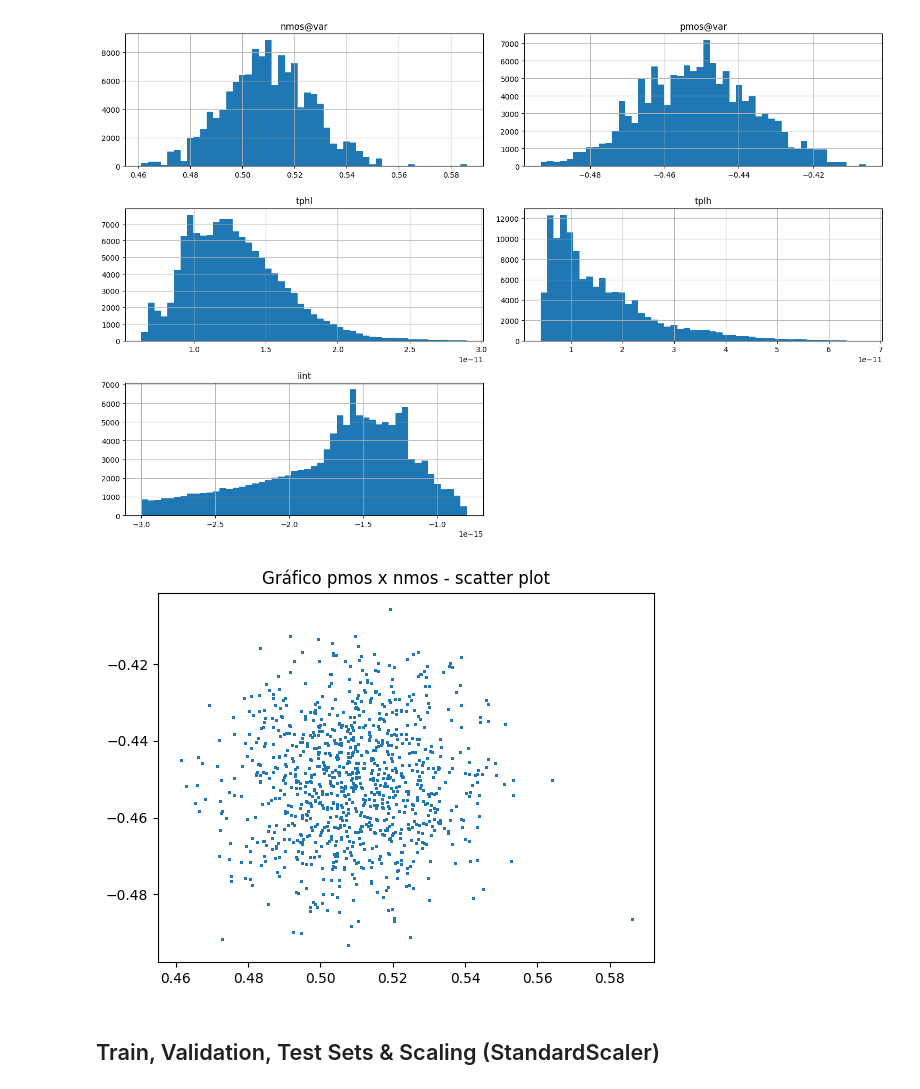
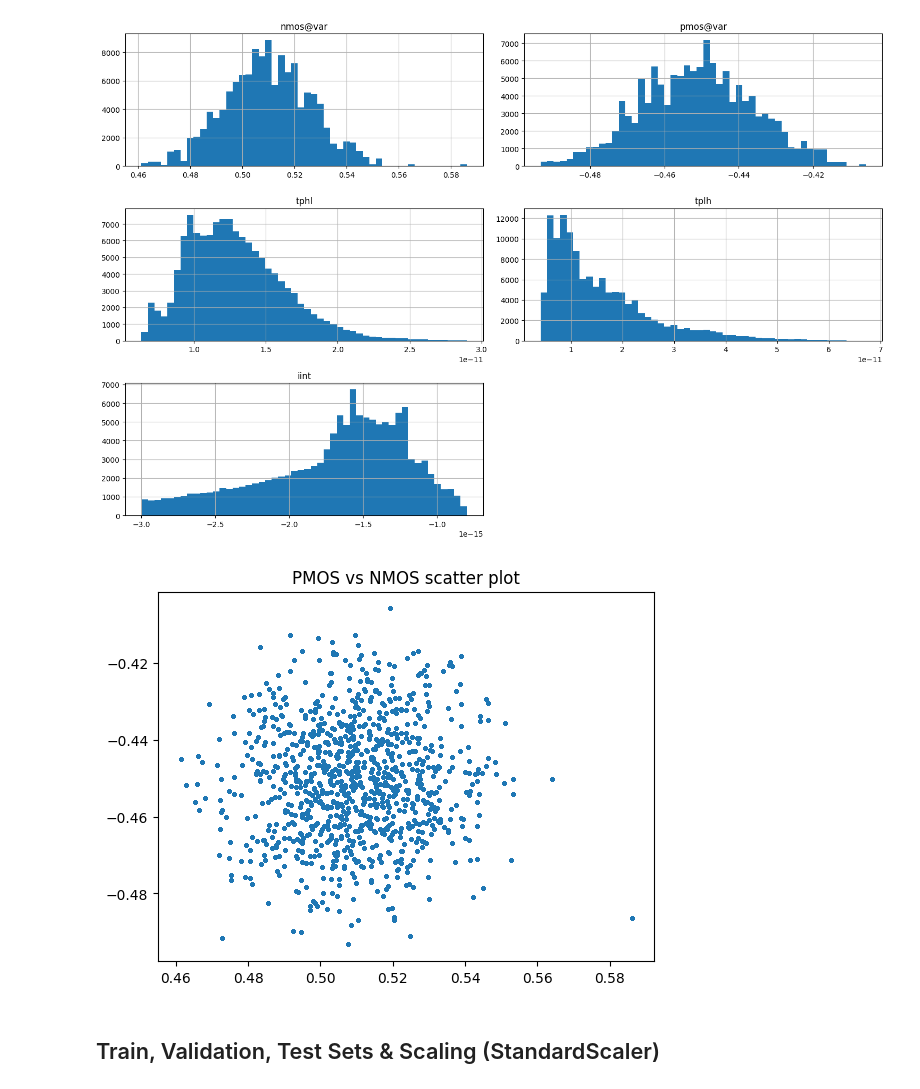
Before and after one commit to moraeseduarda/jupyter_ic, a Jupyter notebook: notebooks/CMOS/32nm/NOT/01_data_exploration.ipynb, the cells around one changed output. Saved outputs shown, nothing was run; the diff lists cells and outputs as text; code cells hidden in the pictures.

```diff
--- a/notebooks/CMOS/32nm/NOT/01_data_exploration.ipynb
+++ b/notebooks/CMOS/32nm/NOT/01_data_exploration.ipynb
@@ -468,13 +468,13 @@ plt.close()
 # %% [output]
 [figure]
 # %%
-plt.plot('nmos@var', 'pmos@var', data=df, linestyle='none', marker='D', markersize=1)
-plt.title('Gráfico pmos x nmos - scatter plot')
+plt.plot('nmos@var', 'pmos@var', data=df, linestyle='none', marker='D', markersize=2)
+plt.title('PMOS vs NMOS scatter plot')
 plt.savefig(f"{plots_dir}/scatter_plot.png")
 plt.show()
 plt.close()
 # %% [output]
-[figure, old version]
+[figure, new version]
 # %% [markdown]
 ## Train, Validation, Test Sets & Scaling (StandardScaler)
 # %% [markdown]
```
Also changed, not shown: parts of 3 cells of this notebook, 54 other files.
